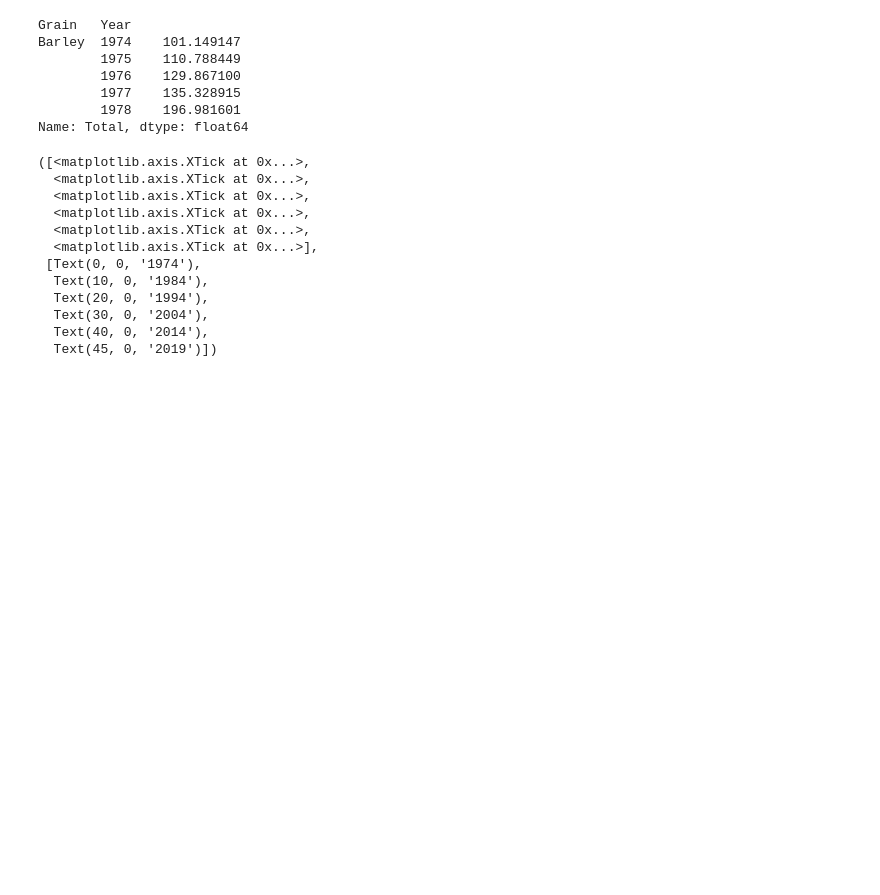
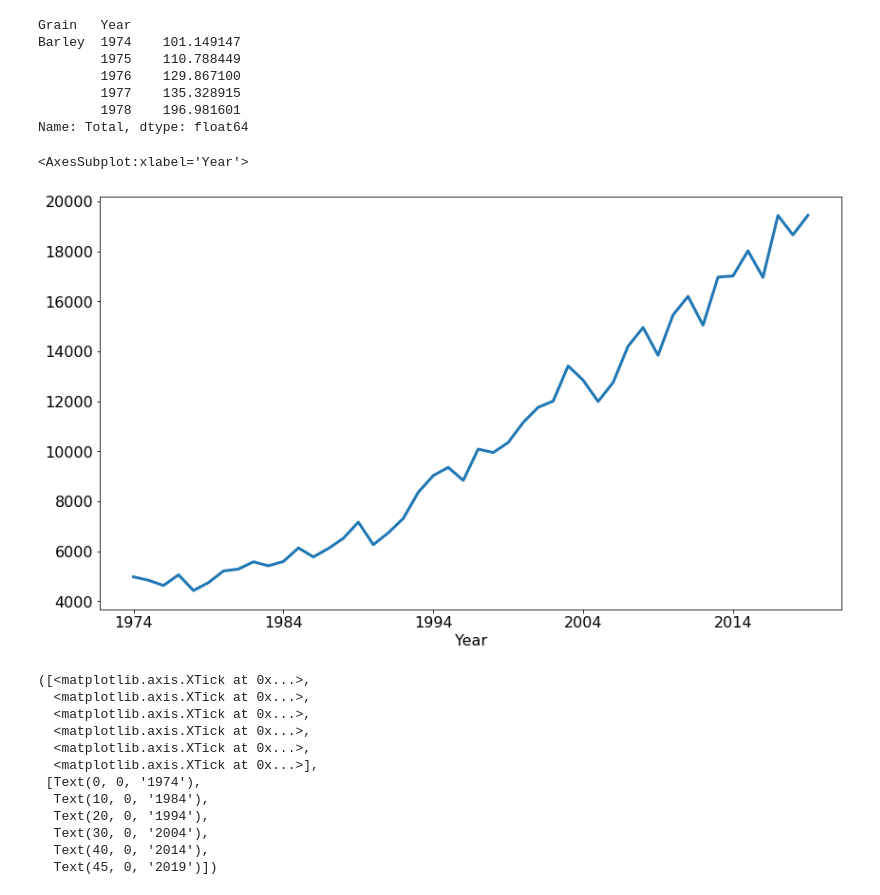
Before and after one commit to thiagomrs/icd2021projetoFinal, a Jupyter notebook: yield.ipynb, the cells around one changed output. Saved outputs shown, nothing was run; the diff lists cells and outputs as text; code cells hidden in the pictures; blank space fills up the shorter version.

```diff
--- a/yield.ipynb
+++ b/yield.ipynb
@@ -91,6 +120,11 @@ Barley  1974    101.149147
         1977    135.328915
         1978    196.981601
 Name: Total, dtype: float64
+# %%
+df_yield_per_grain_per_year['Total'].loc['Maize'].plot.line()
+# %% [output]
+<AxesSubplot:xlabel='Year'>
+[figure, added]
 # %%
 df_yield_per_grain_per_year.groupby('Grain')['Total'].plot(legend=True, xlabel='Year', ylabel='Total Yield', grid=True)
 plt.legend(bbox_to_anchor=(1,1))
```
Also changed, not shown: parts of 40 cells of this notebook.
